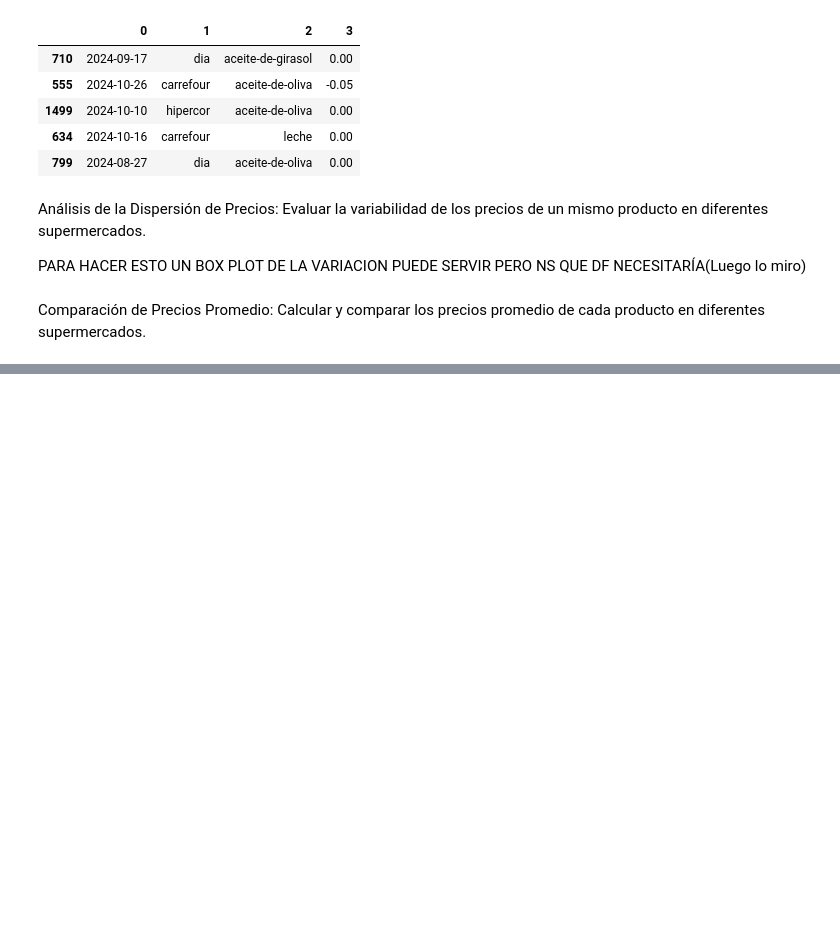
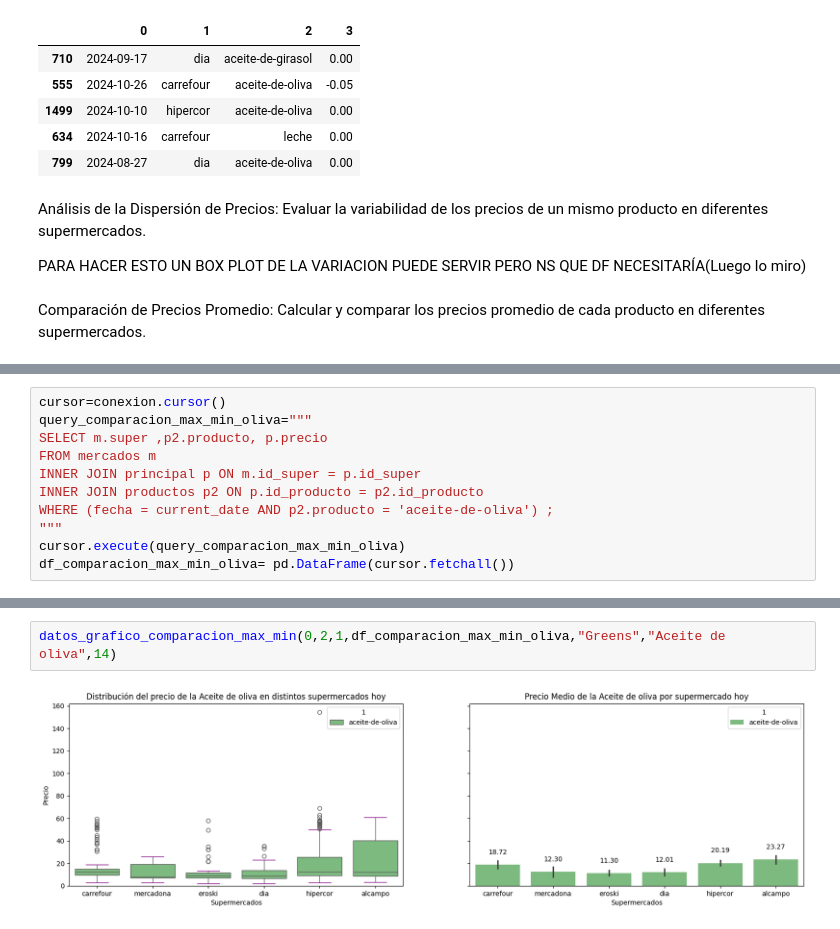
Before and after one commit to jgilsu11/Proyecto1-AnalisisFacua, a Jupyter notebook: Notebooks/1)Extraccion y limpieza (pandas).ipynb, the cells around one changed output, grey strips where cells are left out. Cells and saved outputs as stored; diff of their text form; blank space fills up the shorter version.

```diff
--- a/Notebooks/1)Extraccion y limpieza (pandas).ipynb
+++ b/Notebooks/1)Extraccion y limpieza (pandas).ipynb
@@ -571,0 +615,11 @@ df_precios_super_mi_max= pd.DataFrame(cursor.fetchall())
+# %%
+cursor=conexion.cursor()
+query_comparacion_max_min_oliva="""
+SELECT m.super ,p2.producto, p.precio
+FROM mercados m
+INNER JOIN principal p ON m.id_super = p.id_super
+INNER JOIN productos p2 ON p.id_producto = p2.id_producto
+WHERE (fecha = current_date AND p2.producto = 'aceite-de-oliva') ;
+"""
+cursor.execute(query_comparacion_max_min_oliva)
+df_comparacion_max_min_oliva= pd.DataFrame(cursor.fetchall())
@@ -571,0 +635,4 @@ df_precios_super_mi_max= pd.DataFrame(cursor.fetchall())
+# %%
+datos_grafico_comparacion_max_min(0,2,1,df_comparacion_max_min_oliva,"Greens","Aceite de oliva",14)
+# %% [output]
+[figure, added]
```
Also changed, not shown: parts of 12 cells of this notebook.
